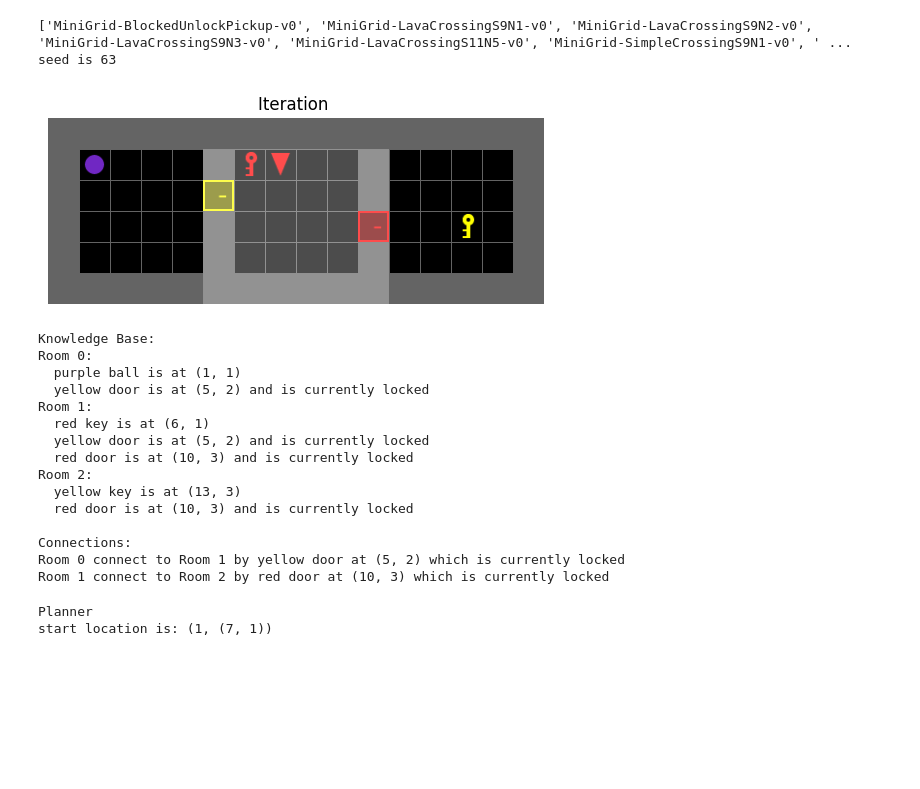
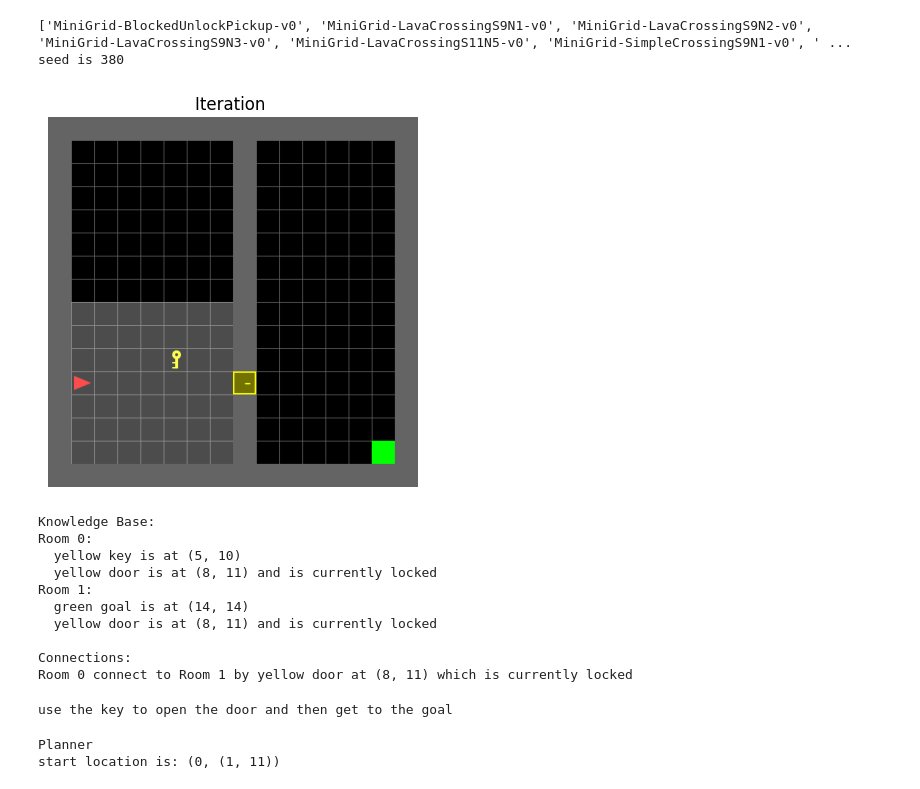
Before and after one commit to mike1simon300/Baby-AI-S2-S1-VLA, a Jupyter notebook: test_task_planning.ipynb, the cells around one changed output. Cells and saved outputs as stored; diff of their text form; code cells hidden in the pictures; blank space fills up the shorter version.

Commit message:
Added open door and any color capability and Fixed bugs.

```diff
--- a/test_task_planning.ipynb
+++ b/test_task_planning.ipynb
@@ -24,58 +24,57 @@ print(env_list)
 env_name = random.choice(env_list)
 # print(f"Selected Environment: {env_name}")
 # env_name = "BabyAI-ActionObjDoor-v0"
-# env_name = "MiniGrid-DoorKey-16x16-v0"
+env_name = "MiniGrid-DoorKey-16x16-v0"
 # env_name = "BabyAI-BlockedUnlockPickup-v0"
 # env_name = "BabyAI-FindObjS5-v0"
 # env_name = "BabyAI-BossLevel-v0"
 # env_name = "MiniGrid-MultiRoom-N6-v0"
 # env_name = "MiniGrid-MultiRoom-N4-S5-v0"
-env_name = "BabyAI-UnlockToUnlock-v0"
+# env_name = "BabyAI-UnlockToUnlock-v0"
 # env_name = "BabyAI-BlockedUnlockPickup-v0"
 
 # seed = 69
 seed = random.randint(1, 1000)
 # seed = 494 # 152, 232
 # seed = 39
 print(f"seed is {seed}")
 # Create the environment
 env = gym.make(env_name, render_mode="rgb_array")
 
 # Reset the environment to initialize it
-env.reset(seed=seed)
+rest_variables = env.reset(seed=seed)
 # env.reset()
 knowledge_base = KnowledgeBase(env)
 # Print the grid
 # print("\nGrid Map:")
 # print_grid(knowledge_base.grid_data)
 # Render the environment dynamically
 fig, ax = plt.subplots()
 render_env(env, ax, 2)
 # Save the environment image
 save_env_image(env, filename="env_image.png")
 
 print(f"\nKnowledge Base: \n{knowledge_base}\n")
 with open("./file.txt",'w') as file:
     file.write(str(knowledge_base))
 # %% [output]
 ['MiniGrid-BlockedUnlockPickup-v0', 'MiniGrid-LavaCrossingS9N1-v0', 'MiniGrid-LavaCrossingS9N2-v0', 'MiniGrid-LavaCrossingS9N3-v0', 'MiniGrid-LavaCrossingS11N5-v0', 'MiniGrid-SimpleCrossingS9N1-v0', ' ...
-seed is 63
+seed is 380
-[figure, old version]
+[figure, new version]
 Knowledge Base:
 Room 0:
-  purple ball is at (1, 1)
-  yellow door is at (5, 2) and is currently locked
+  yellow key is at (5, 10)
+  yellow door is at (8, 11) and is currently locked
 Room 1:
-  red key is at (6, 1)
-  yellow door is at (5, 2) and is currently locked
-  red door is at (10, 3) and is currently locked
-Room 2:
-  yellow key is at (13, 3)
-  red door is at (10, 3) and is currently locked
+  green goal is at (14, 14)
+  yellow door is at (8, 11) and is currently locked
 
 Connections:
-Room 0 connect to Room 1 by yellow door at (5, 2) which is currently locked
-Room 1 connect to Room 2 by red door at (10, 3) which is currently locked
+Room 0 connect to Room 1 by yellow door at (8, 11) which is currently locked
+# %%
+print(rest_variables[0]["mission"])
+# %% [output]
+use the key to open the door and then get to the goal
 # %%
 %reload_ext autoreload
 %autoreload 2
@@ -89,9 +88,10 @@ holding = None
 # holding=('key', 'yellow')
 print(f"start location is: {start_location}")
 
-planner = RobotPlanner(knowledge_base, start_location=start_location, holding=holding, verbose=3)
+planner = RobotPlanner(knowledge_base, start_location=start_location,
+                       holding=holding, verbose=0)
 # %% [output]
 Planner
-start location is: (1, (7, 1))
+start location is: (0, (1, 11))
 # %%
 # plan = planner.plan_go_to('red', 'door')
```
Also changed, not shown: parts of 4 cells of this notebook, 1 other file.
